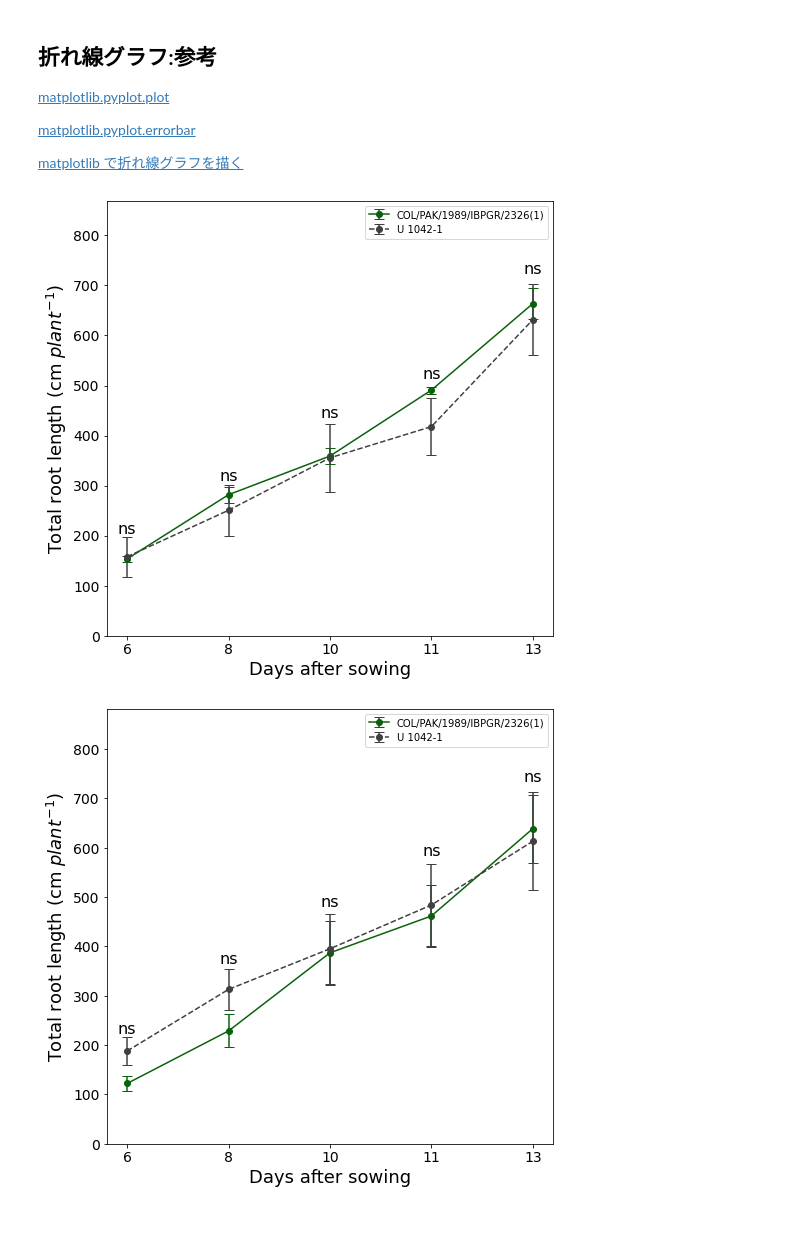
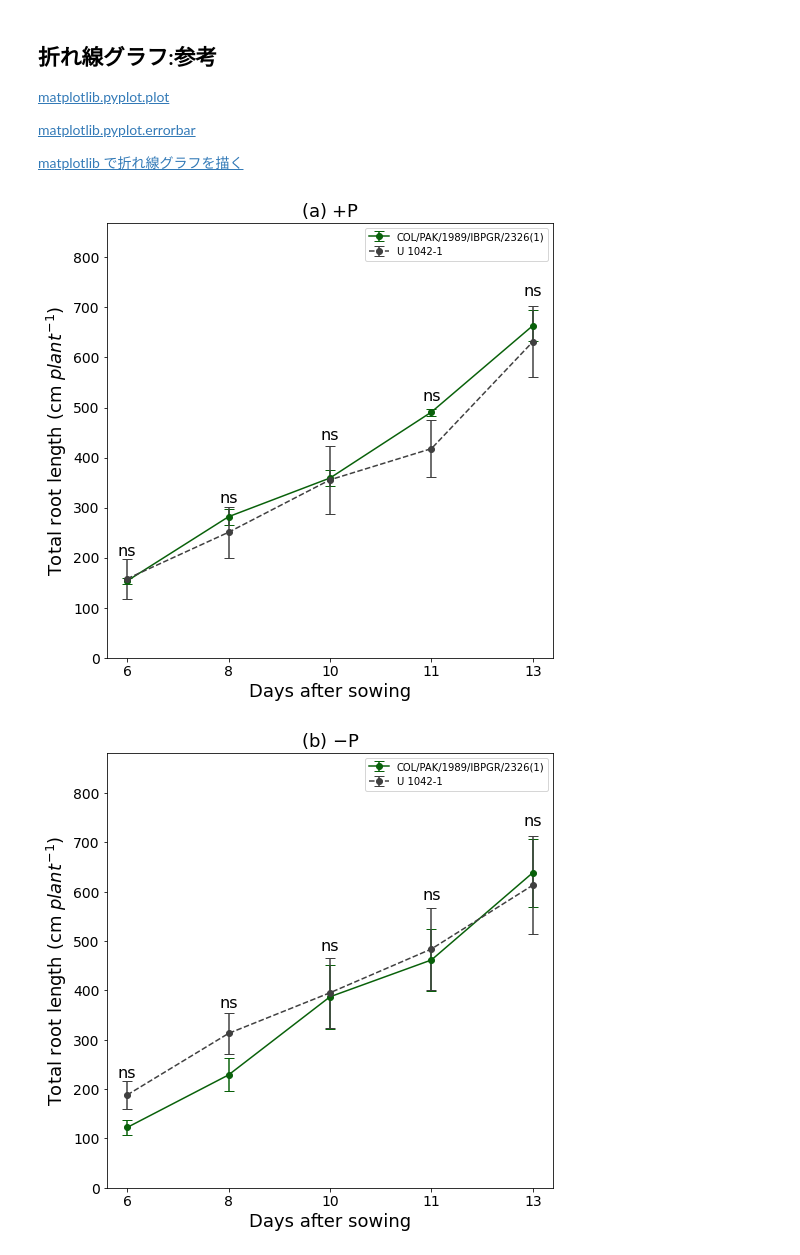
Before and after one commit to opu-imp/plant-root-2022, a Jupyter notebook: pynb/plt/plt_lines.ipynb, the cells around one changed output. Cells and saved outputs as stored; diff of their text form; code cells hidden in the pictures; blank space fills up the shorter version.

```diff
--- a/pynb/plt/plt_lines.ipynb
+++ b/pynb/plt/plt_lines.ipynb
@@ -22,7 +22,7 @@ x = [cell.value for cell in list(sheet['B1:F1'][0])]
 range1 = sheet['B2:K3']
 range2 = sheet['B6:K7']
 # %%
-def plot_signal(x, range_n, fig_):
+def plot_signal(x, range_n, title, fig_):
     values = [cell.value for cell in np.array(range_n).flatten()]
     x_position = np.arange(len(x))
     y1 = values[:5]
@@ -44,16 +44,18 @@ def plot_signal(x, range_n, fig_):
     ax.set_ylim(bottom=0, top=max_*1.2)
     ax.set_xlabel('Days after sowing', fontsize=18)
     ax.set_ylabel('Total root length (cm ${plant}^{-1}$)', fontsize=18)
+    ax.set_title(title, fontsize=18)
     ax.legend()
     ax.set_xticks(x_position)
     ax.set_xticklabels(x)
     ax.tick_params(labelsize=14)
     return fig_
 # %%
-for range_ in [range1, range2]:
+titles = ['(a) $+$P', '(b) $-$P']
+for title, range_ in zip(titles, [range1, range2]):
     fig = plt.figure(figsize=(8,8))
-    fig = plot_signal(x, range_, fig_=fig)
+    fig = plot_signal(x, range_, title, fig_=fig)
     fig
 # %% [output]
-[figure, old version]
+[figure, new version]
-[figure, old version]
+[figure, new version]
```
Also changed, not shown: 1 other file.
